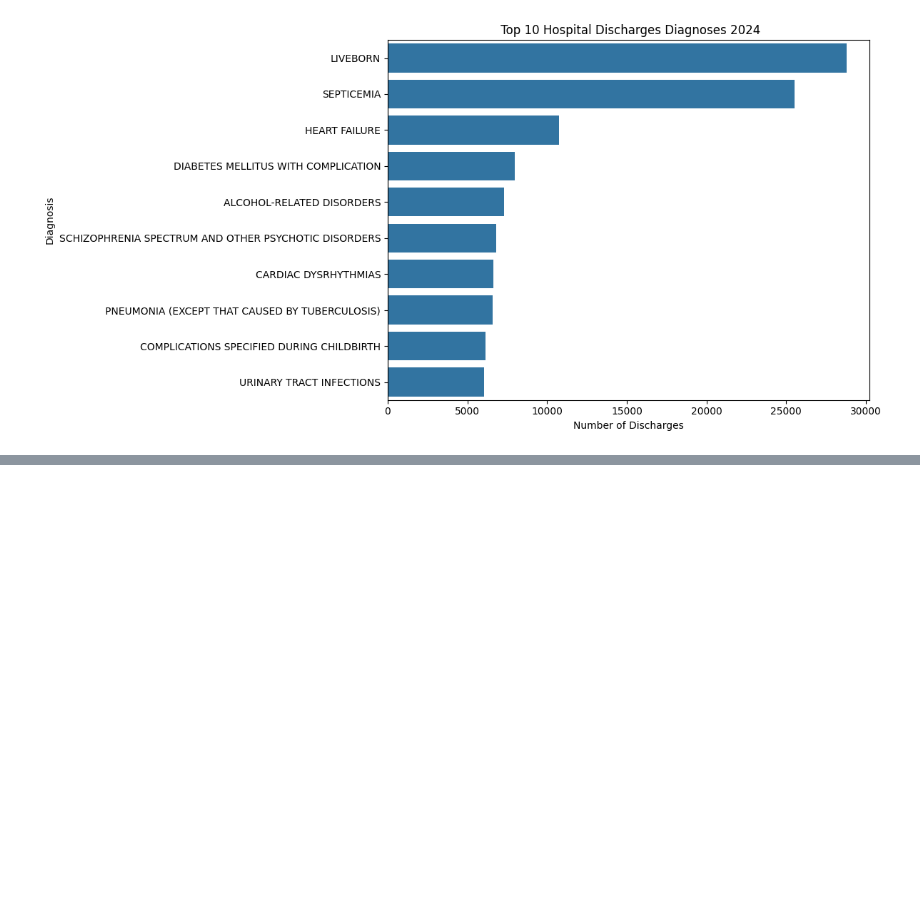
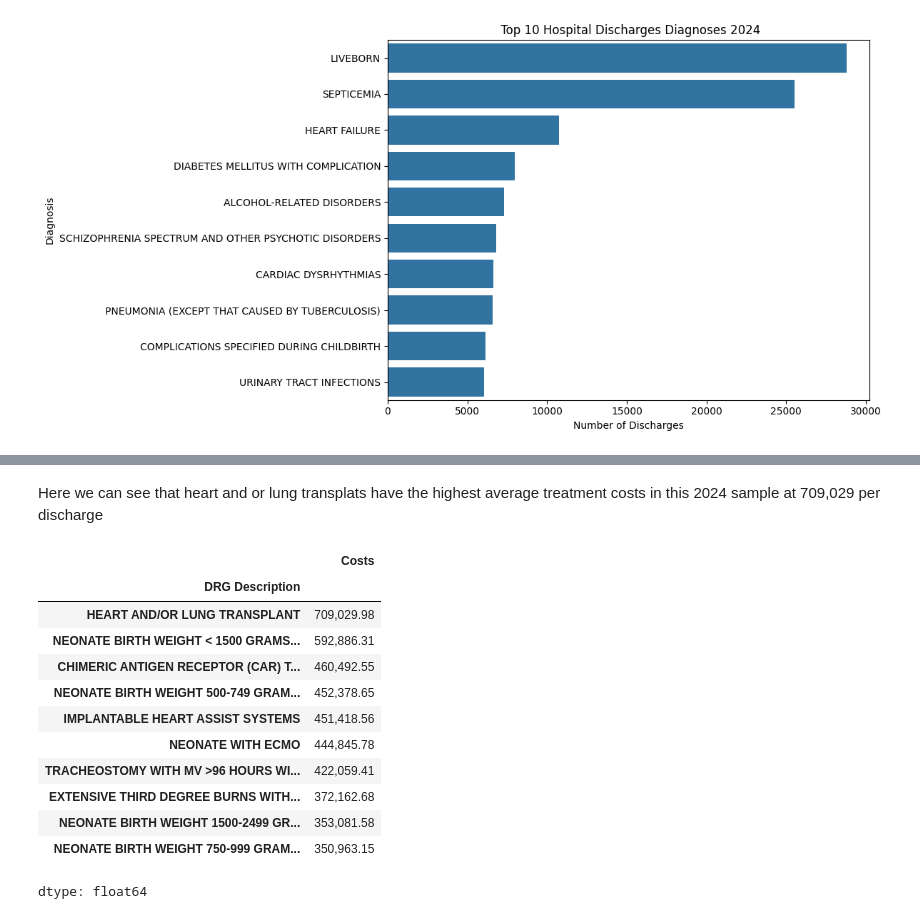
Before and after one commit to wenh08/Python_projects-, a Jupyter notebook: Hospital_Inpatient_Discharge.ipynb, the cells around one changed output, grey strips where cells are left out. Saved outputs shown, nothing was run; the diff lists cells and outputs as text; code cells hidden in the pictures; blank space fills up the shorter version.

```diff
--- a/Hospital_Inpatient_Discharge.ipynb
+++ b/Hospital_Inpatient_Discharge.ipynb
@@ -332,0 +353,21 @@ plt.show()
+# %% [markdown]
+Here we can see that heart and or lung transplats have the highest average treatment costs in this 2024 sample at 709,029 per discharge
+# %%
+# Average treatment cost for each DRG group sorted from the most expensive of the top 15
+
+
+hospital_df.groupby('DRG Description')['Costs'].mean().sort_values(ascending= False).head(10)
+# %% [output]
+|  | Costs |
+| DRG Description |  |
+| HEART AND/OR LUNG TRANSPLANT | 709,029.98 |
+| NEONATE BIRTH WEIGHT < 1500 GRAMS... | 592,886.31 |
+| CHIMERIC ANTIGEN RECEPTOR (CAR) T... | 460,492.55 |
+| NEONATE BIRTH WEIGHT 500-749 GRAM... | 452,378.65 |
+| IMPLANTABLE HEART ASSIST SYSTEMS | 451,418.56 |
+| NEONATE WITH ECMO | 444,845.78 |
+| TRACHEOSTOMY WITH MV >96 HOURS WI... | 422,059.41 |
+| EXTENSIVE THIRD DEGREE BURNS WITH... | 372,162.68 |
+| NEONATE BIRTH WEIGHT 1500-2499 GR... | 353,081.58 |
+| NEONATE BIRTH WEIGHT 750-999 GRAM... | 350,963.15 |
+dtype: float64
```
Also changed, not shown: parts of 6 cells of this notebook.
